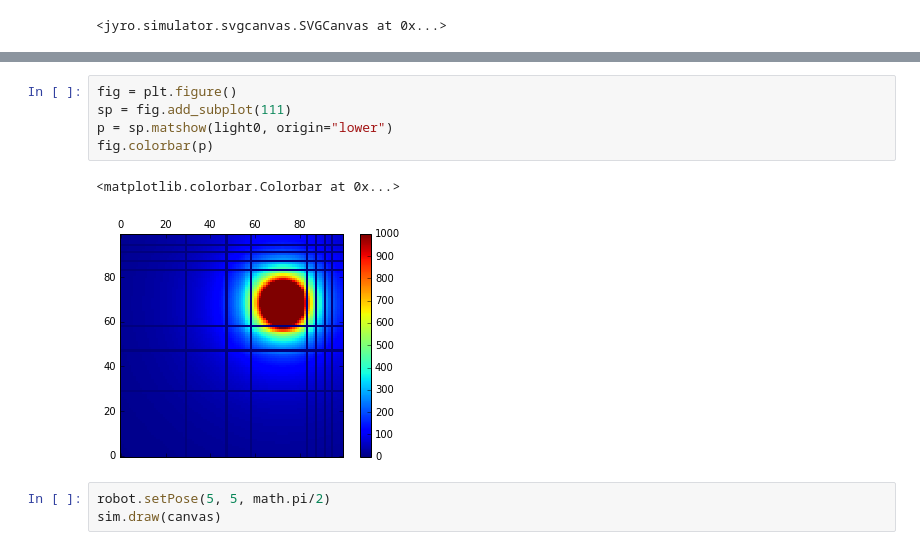
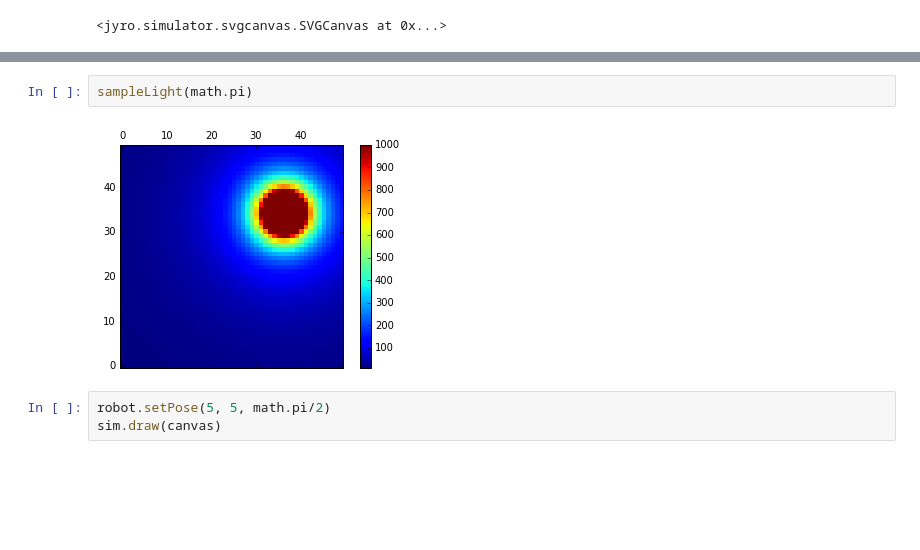
Before and after one commit to ArtificialIntelligenceToolkit/jyro, a Jupyter notebook: docs/Jyro Simulator.ipynb, the cells around one changed output, grey strips where cells are left out. Saved outputs shown, nothing was run; the diff lists cells and outputs as text; blank space fills up the shorter version.

```diff
--- a/docs/Jyro Simulator.ipynb
+++ b/docs/Jyro Simulator.ipynb
@@ -152,11 +139,7 @@ for x in range(100):
-# %%
-fig = plt.figure()
-sp = fig.add_subplot(111)
-p = sp.matshow(light0, origin="lower")
-fig.colorbar(p)
-# %% [output]
-<matplotlib.colorbar.Colorbar at 0x...>
-[figure, removed]
+# %%
+sampleLight(math.pi)
+# %% [output]
+[figure, added]
 # %%
 robot.setPose(5, 5, math.pi/2)
 sim.draw(canvas)
```
Also changed, not shown: parts of 11 cells of this notebook, 1 other file.
